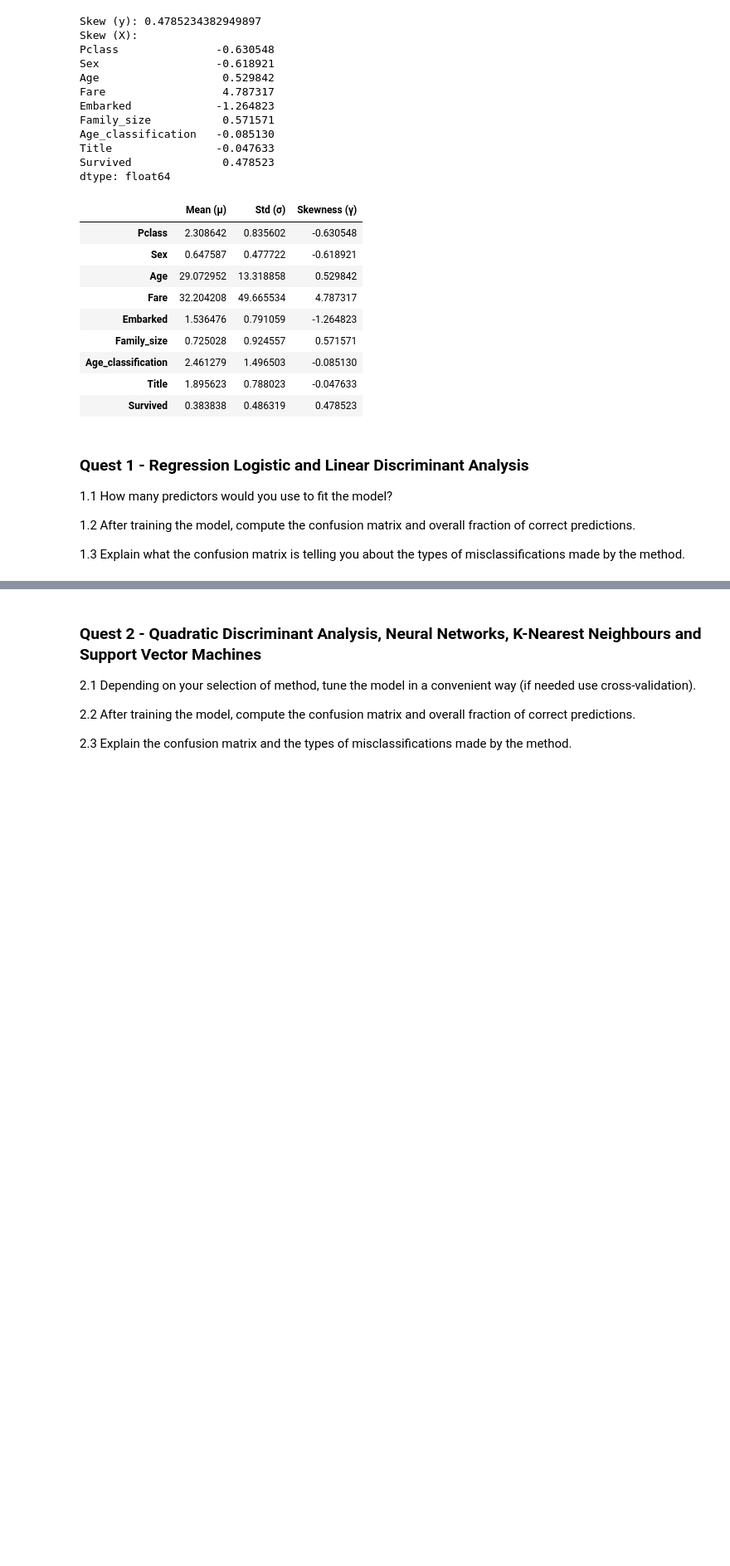
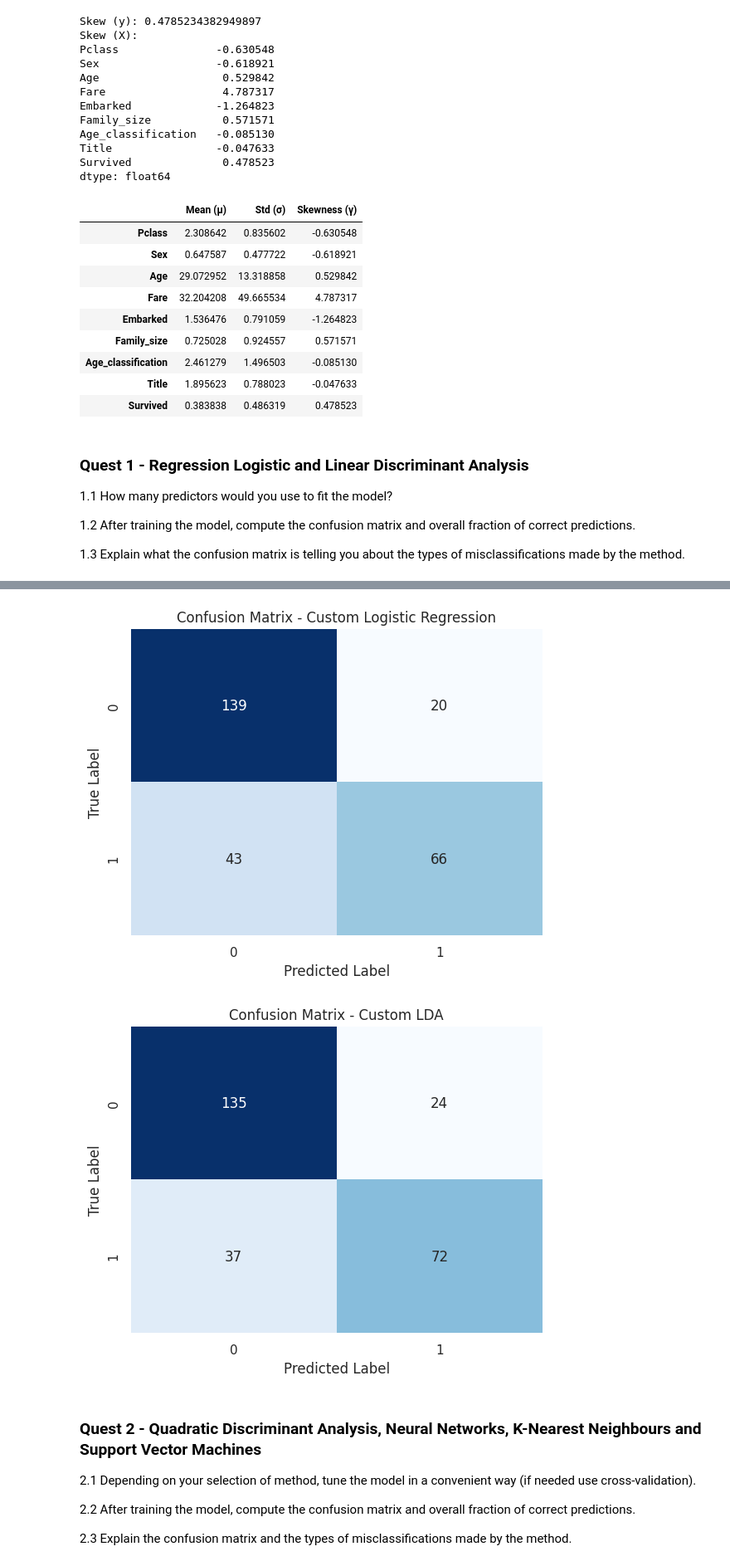
Before and after one commit to Felipecordeiiro/ICA, a Jupyter notebook: hw3/main.ipynb, the cells around one changed output, grey strips where cells are left out. Shown at 83% size. Saved outputs shown, nothing was run; the diff lists cells and outputs as text; code cells hidden in the pictures; blank space fills up the shorter version.

Commit message:
fix:Ajuste no conjunto de treino e teste add:Comparação dos modelos desenvolvidos por nós com modelos nativos da biblioteca sklearn e plot das matrizes de confusão para os modelos lineares

```diff
--- a/hw3/main.ipynb
+++ b/hw3/main.ipynb
@@ -790,7 +788,10 @@ X_numpy, y_numpy = X.to_numpy(), y.to_numpy()
 from sklearn.model_selection import train_test_split
 from sklearn.metrics import classification_report, confusion_matrix
 # Train test split
-#X = X.drop(["Survived"], axis=1)
+X = X.drop(["Survived"], axis=1)
+
+# Converting to numpy arrays
+X_numpy, y_numpy = X.to_numpy(), y.to_numpy()
 
 X_train, X_test, y_train, y_test = train_test_split(
     X_numpy, y_numpy, test_size=0.3
@@ -1076,15 +1077,6 @@ class LDA:
         denom = max(n - K, 1)
         cov /= denom
 
-        """
-        # Optional shrinkage towards diagonal for stability: (1-a)*cov + a*diag(cov)
-        a = self.shrinkage
-        if not (0.0 <= a <= 1.0):
-            raise ValueError("shrinkage must be in [0, 1].")
-        if a > 0:
-            cov = (1 - a) * cov + a * np.diag(np.diag(cov))
-        """
-
         # Invert covariance robustly
         try:
             precision = np.linalg.inv(cov)
@@ -1154,3 +1234,21 @@ weighted avg       0.80      0.80      0.80       268
+# %%
+# Now, after we have compared the models and they performed similarly, we can proceed with the confusion matrix analysis.
+
+def plot_confusion_matrix(y_true, y_pred, model_name):
+    cm = confusion_matrix(y_true, y_pred)
+    sns.heatmap(cm, annot=True, fmt='d', cmap='Blues', cbar=False)
+    plt.title(f'Confusion Matrix - {model_name}')
+    plt.xlabel('Predicted Label')
+    plt.ylabel('True Label')
+    plt.savefig(f"results/confusion_matrix_{model_name.replace(' ', '_').lower()}.png")
+    plt.show()
+
+# Plot confusion matrices for both models
+plot_confusion_matrix(y_test, pred, "Custom Logistic Regression")
+plot_confusion_matrix(y_test, pred_lda, "Custom LDA")
+# %% [output]
+[figure, added]
+[figure, added]
 # %% [markdown]
 ### Quest 2 - Quadratic Discriminant Analysis, Neural Networks, K-Nearest Neighbours and Support Vector Machines
 
```
Also changed, not shown: parts of 11 cells of this notebook.
